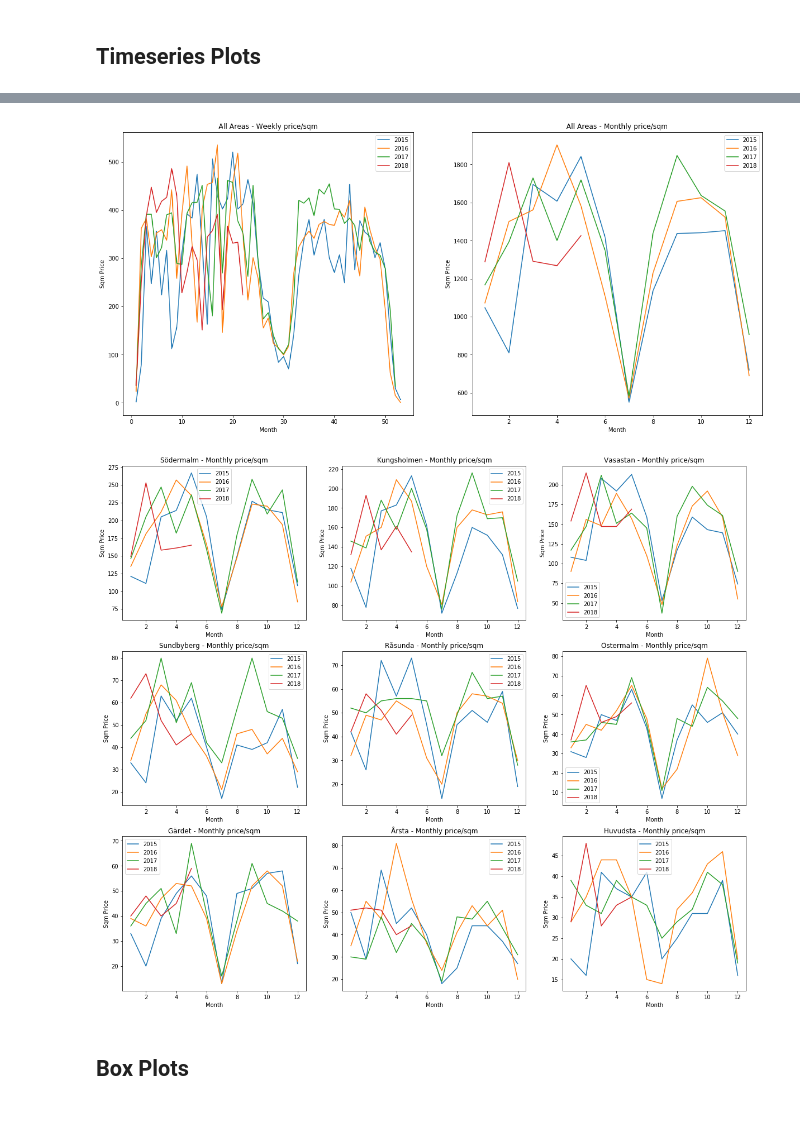
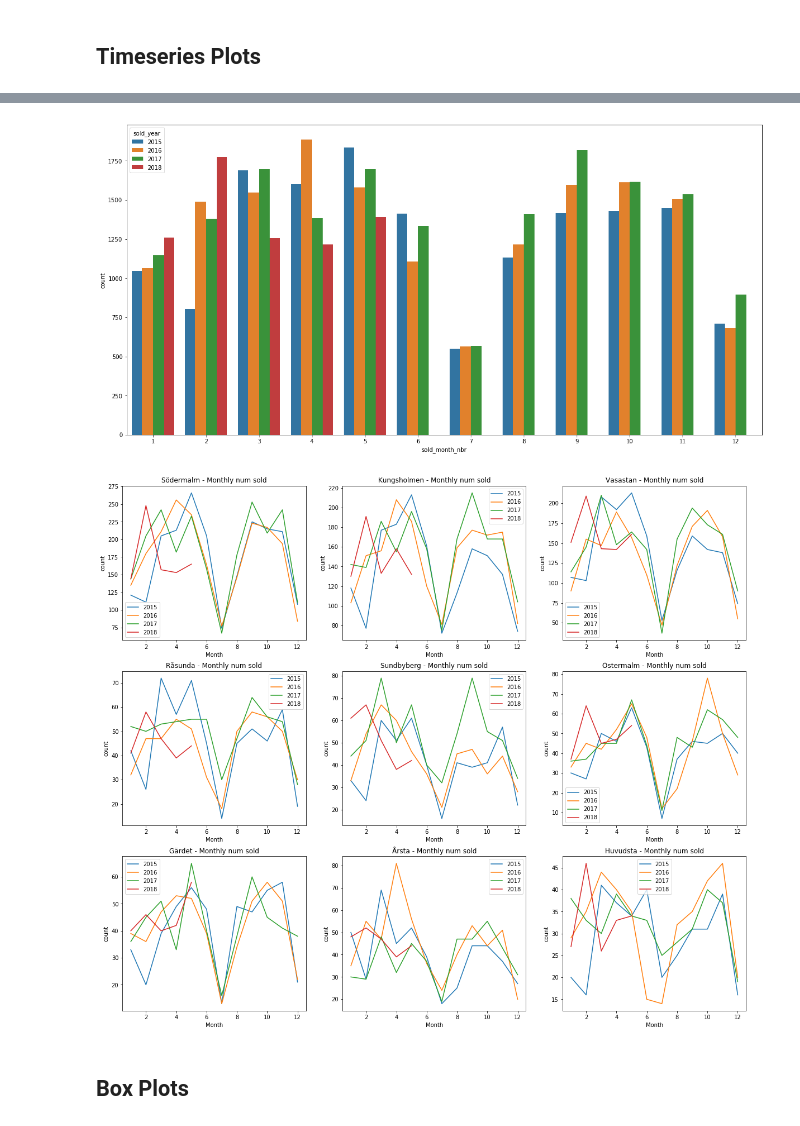
Before and after one commit to filipclaesson/jupyter_apt_analysis, a Jupyter notebook: ggplot_test.ipynb, the cells around one changed output, grey strips where cells are left out. Saved outputs shown, nothing was run; the diff lists cells and outputs as text; code cells hidden in the pictures.

```diff
--- a/ggplot_test.ipynb
+++ b/ggplot_test.ipynb
@@ -79,7 +88,8 @@ bedore: 60037, after: 54932
 # %% [markdown]
 ## Variable Plot
 # %%
-plot_vars = ['living_area','rooms','floor','sqm_price','sqm_rent','distance_ocean','min_distance_to_metro','construction_year','year','month_nbr']
+plot_vars = ['living_area','rooms','floor','sqm_price','sqm_rent','distance_ocean','min_distance_to_metro','construction_year','sold_year','sold_month_nbr','days_on_market','sold_weekday','published_weekday']
+
 
 plt.subplots(figsize=(20,10))
 for i in range(1,len(plot_vars)+1):
@@ -96,28 +107,29 @@ plt.show()
 ##define plot function and top 10 areas
 
 #http://pandas.pydata.org/pandas-docs/version/0.16.2/generated/pandas.core.groupby.DataFrameGroupBy.plot.html
-def timeseries_plot(plot_data,title):
+def timeseries_plot(plot_data,title,x_lab, y_lab):
     plt.plot(plot_data)
     plt.title(title)
-    plt.ylabel('Sqm Price')
-    plt.xlabel('Month')
+    plt.ylabel(y_lab)
+    plt.xlabel(x_lab)
     plt.legend(list(plot_data.columns.values))
 
 areas = clean.groupby(['area_from_geo']).size().nlargest(9).index.values
 # %%
 plt.subplots(figsize=(20,20))
 plt.subplot(2,2,1)
-timeseries_plot(clean.groupby(['week','year']).mean()['sqm_price'].unstack(),"All Areas - Weekly price/sqm")
+timeseries_plot(clean.groupby(['sold_week','sold_year']).mean()['sqm_price'].unstack(),"All Areas - Weekly price/sqm", "Week", "sqm_price")
 plt.subplot(2,2,2)
-timeseries_plot(clean.groupby(['month_nbr','year']).mean()['sqm_price'].unstack(),"All Areas - Monthly price/sqm")
+timeseries_plot(clean.groupby(['sold_month_nbr','sold_year']).mean()['sqm_price'].unstack(),"All Areas - Monthly price/sqm", "Month", "sqm_price")
 
 
 areas = clean.groupby(['area_from_geo']).size().nlargest(9).index.values
 plt.subplots(figsize=(20,60))
 for i in range(0,len(areas)):
     plt.subplot(10,3,i+1)
-    plot_data = clean[(clean.area_from_geo == areas[i])].groupby(['month_nbr','year']).mean()['sqm_price'].unstack()
-    timeseries_plot(plot_data, areas[i] + " - Monthly price/sqm")
+    plot_data = clean[(clean.area_from_geo == areas[i])].groupby(['sold_month_nbr','sold_year']).median()['sqm_price'].unstack()
+    #plot_data = clean[(clean.area_from_geo == areas[i]) & (clean.living_area < 65) & (clean.living_area > 30) ].groupby(['month_nbr','year']).mean()['sqm_price'].unstack()
+    timeseries_plot(plot_data, areas[i] + " - Monthly price/sqm", "Month", "sqm_price")
 
 plt.show()
 # %% [output]
@@ -126,22 +138,26 @@ plt.show()
 # %%
-plt.subplots(figsize=(20,20))
-plt.subplot(2,2,1)
-timeseries_plot(clean.groupby(['week','year']).count()['sqm_price'].unstack(),"All Areas - Weekly num sold")
-plt.subplot(2,2,2)
-timeseries_plot(clean.groupby(['month_nbr','year']).count()['sqm_price'].unstack(),"All Areas - Monthlynum sold")
-
+#plt.subplots(figsize=(20,20))
+#plt.subplot(2,2,1)
+#timeseries_plot(clean.groupby(['week','year']).count()['sqm_price'].unstack(),"All Areas - Weekly num sold", "Week", "num sold")
+#plt.subplot(2,2,2)
+#timeseries_plot(clean.groupby(['sold_month_nbr','sold_year']).count()['sqm_price'].unstack(),"All Areas - Monthly num sold", "Month", "num sold")
+plt.subplots(figsize=(20,10))
+sns.countplot(x="sold_month_nbr", hue="sold_year", data=clean)
 
 areas = clean.groupby(['area_from_geo']).size().nlargest(9).index.values
 plt.subplots(figsize=(20,60))
 for i in range(0,len(areas)):
     plt.subplot(10,3,i+1)
-    plot_data = clean[(clean.area_from_geo == areas[i])].groupby(['month_nbr','year']).count()['sqm_price'].unstack()
-    timeseries_plot(plot_data, areas[i] + " - Monthly num sold")
+
+    plot_data = clean[(clean.area_from_geo == areas[i])].groupby(['sold_month_nbr','sold_year']).count()['sqm_price'].unstack()
+    #sns.countplot(x="sold_month_nbr", hue="sold_year", data=clean[(clean.area_from_geo == areas[i])])
+    #plot_data = clean[(clean.area_from_geo == areas[i]) & (clean.living_area < 65) & (clean.living_area > 30) ].groupby(['month_nbr','year']).count()['sqm_price'].unstack()
+    timeseries_plot(plot_data, areas[i] + " - Monthly num sold", "Month", "count")
 
 plt.show()
 # %% [output]
-[figure, old version]
+[figure, new version]
-[figure, old version]
+[figure, new version]
 # %% [markdown]
 
 ## Box Plots
```
Also changed, not shown: parts of 9 cells of this notebook.
